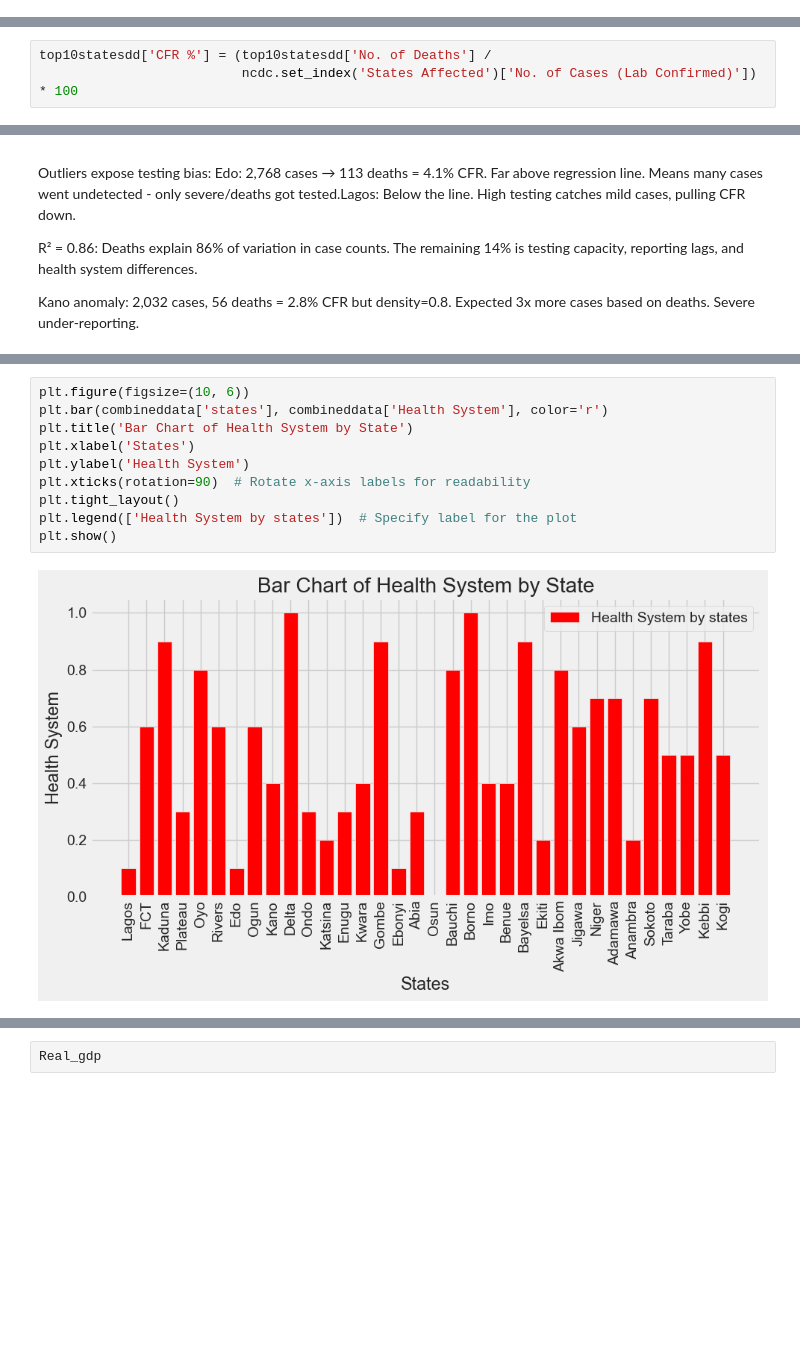
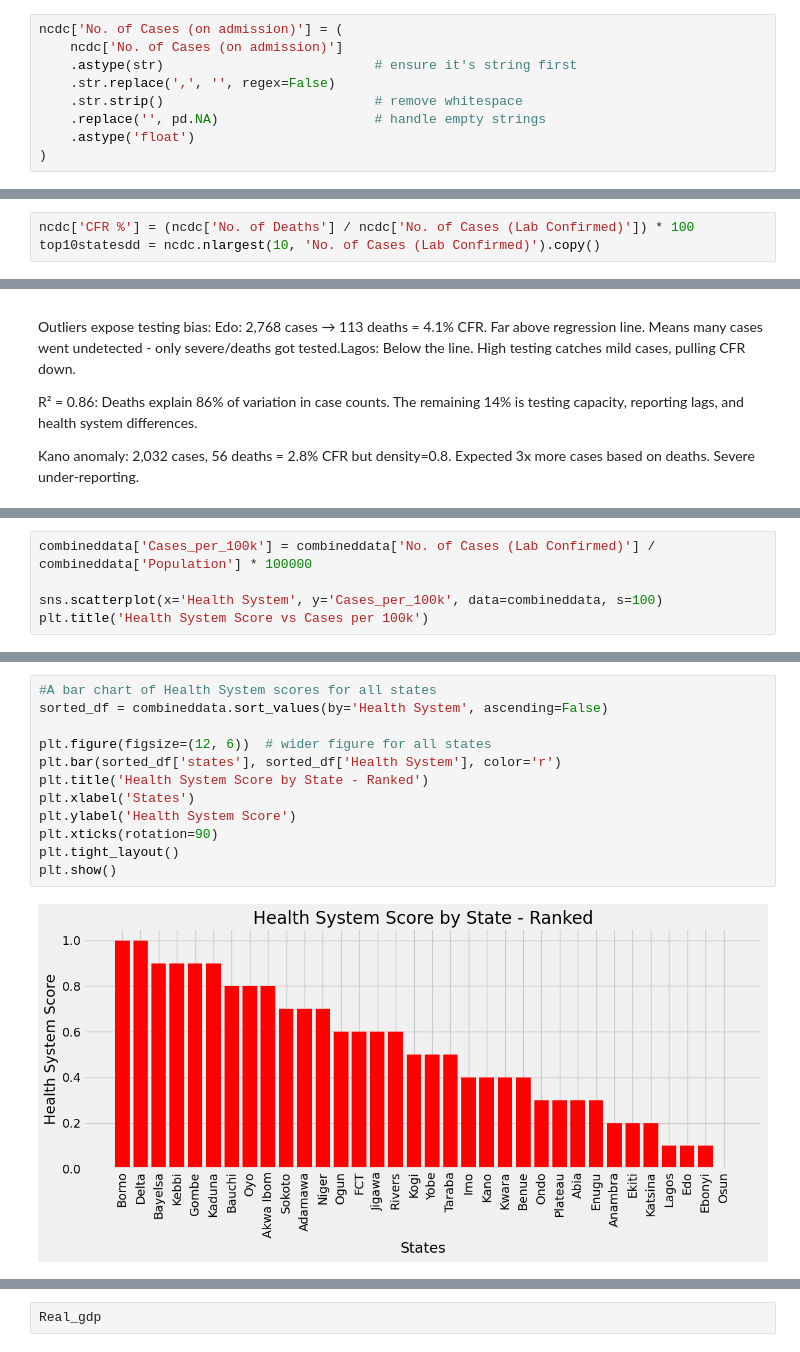
Before and after one commit to OluwabukolaAwolusi/Nigeria-COVID-19-Data-Analysis-Using-Python, a Jupyter notebook: Capstone project (2).ipynb, the cells around one changed output, grey strips where cells are left out. Cells and saved outputs as stored; diff of their text form; blank space fills up the shorter version.

```diff
--- a/Capstone project (2).ipynb
+++ b/Capstone project (2).ipynb
@@ -502,5 +503,14 @@ dtypes: float64(1), int64(1), object(3)
 memory usage: 1.6+ KB
 # %%
 ncdc['No. of Cases (on admission)'] = ncdc['No. of Cases (on admission)'].replace(',','')
+# %%
+ncdc['No. of Cases (on admission)'] = (
+    ncdc['No. of Cases (on admission)']
+    .astype(str)                           # ensure it's string first
+    .str.replace(',', '', regex=False)
+    .str.strip()                           # remove whitespace
+    .replace('', pd.NA)                    # handle empty strings
+    .astype('float')
+)
 # %%
 ncdc['No. of Cases (on admission)'] = ncdc['No. of Cases (on admission)'].astype(float)
@@ -704,5 +731,5 @@ plt.show()
 # %% [markdown]
 Top 10 states account for ∼65% of all COVID deaths nationwide.
-# %%
-top10statesdd['CFR %'] = (top10statesdd['No. of Deaths'] /
-                          ncdc.set_index('States Affected')['No. of Cases (Lab Confirmed)']) * 100
+# %%
+ncdc['CFR %'] = (ncdc['No. of Deaths'] / ncdc['No. of Cases (Lab Confirmed)']) * 100
+top10statesdd = ncdc.nlargest(10, 'No. of Cases (Lab Confirmed)').copy()
@@ -1077,0 +1192,5 @@ Population density, transport links, and testing drive case counts more than IHR
+# %%
+combineddata['Cases_per_100k'] = combineddata['No. of Cases (Lab Confirmed)'] / combineddata['Population'] * 100000
+
+sns.scatterplot(x='Health System', y='Cases_per_100k', data=combineddata, s=100)
+plt.title('Health System Score vs Cases per 100k')
@@ -1078,13 +1200,15 @@ Population density, transport links, and testing drive case counts more than IHR
 # %%
-plt.figure(figsize=(10, 6))
-plt.bar(combineddata['states'], combineddata['Health System'], color='r')
-plt.title('Bar Chart of Health System by State')
+#A bar chart of Health System scores for all states
+sorted_df = combineddata.sort_values(by='Health System', ascending=False)
+
+plt.figure(figsize=(12, 6))  # wider figure for all states
+plt.bar(sorted_df['states'], sorted_df['Health System'], color='r')
+plt.title('Health System Score by State - Ranked')
 plt.xlabel('States')
-plt.ylabel('Health System')
-plt.xticks(rotation=90)  # Rotate x-axis labels for readability
+plt.ylabel('Health System Score')
+plt.xticks(rotation=90)
 plt.tight_layout()
-plt.legend(['Health System by states'])  # Specify label for the plot
 plt.show()
 # %% [output]
-[figure, old version]
+[figure, new version]
 # %% [markdown]
```
Also changed, not shown: parts of 101 cells of this notebook, 11 other files.
